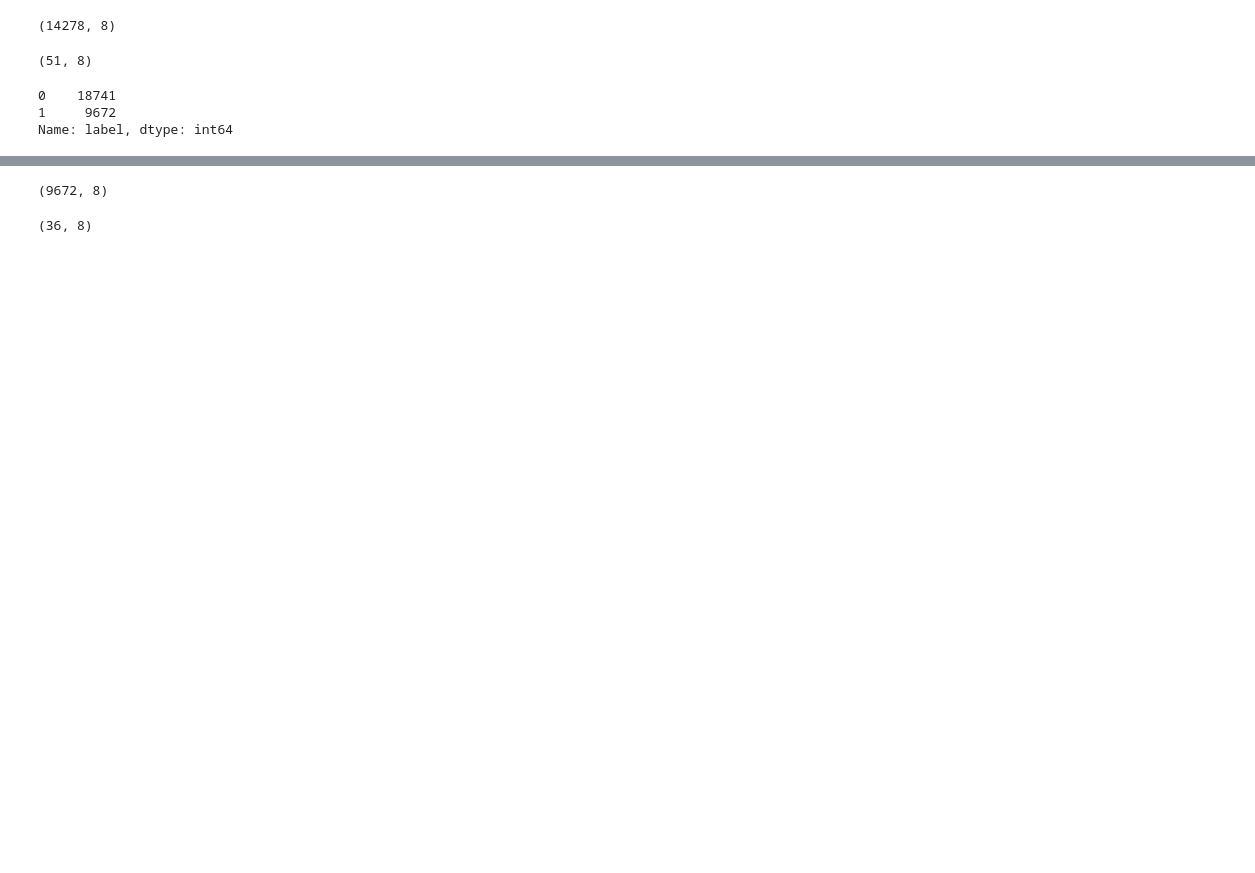
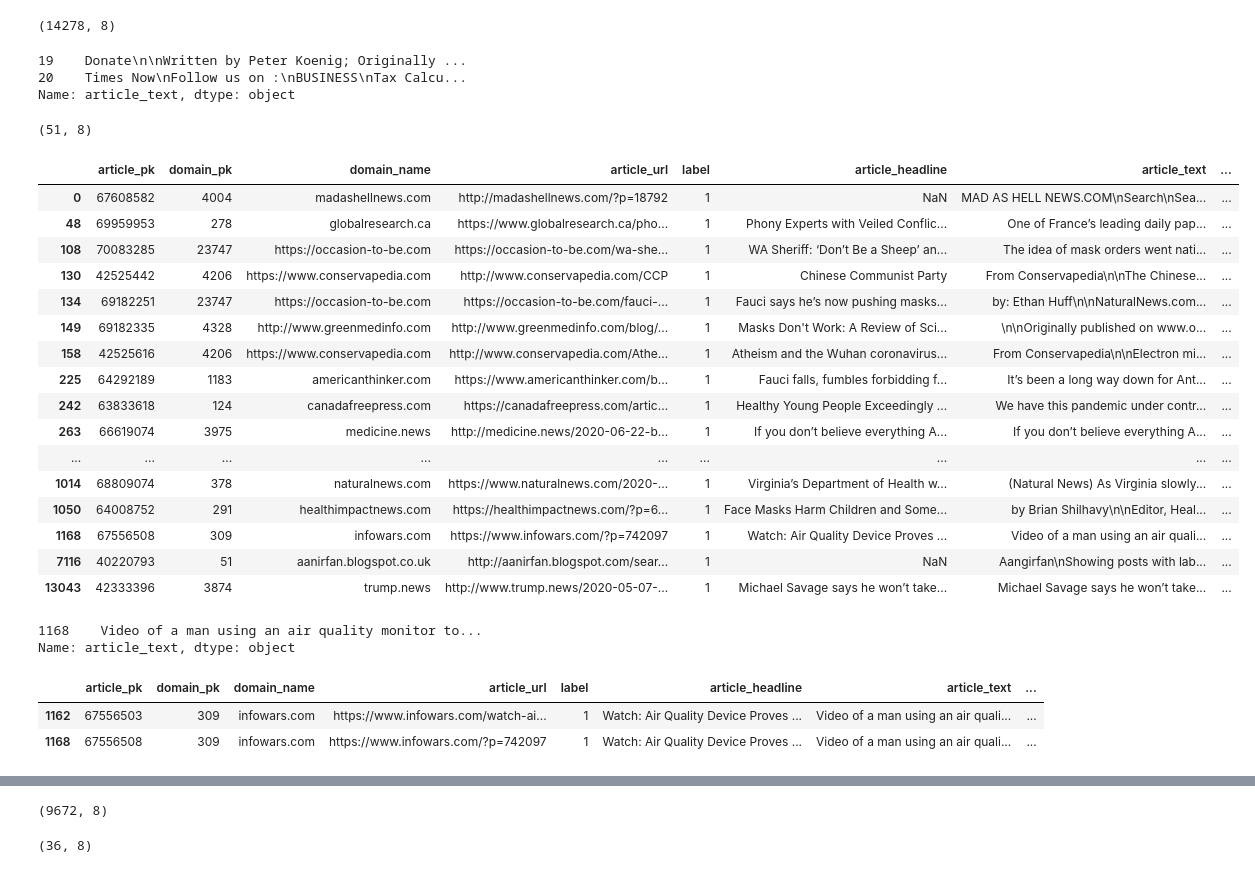
Before and after one commit to uwescience/dssg-disinfo, a Jupyter notebook: notebooks/exploring_manually_labeled.ipynb, the cells around one changed output, grey strips where cells are left out. Drawn from its saved outputs; the diff is of its cells as text; code cells hidden in the pictures; blank space fills up the shorter version.

```diff
--- a/notebooks/exploring_manually_labeled.ipynb
+++ b/notebooks/exploring_manually_labeled.ipynb
@@ -12,15 +12,41 @@ df_pos = pd.read_csv('/data/dssg-disinfo/positive_articles_v3.csv')
 df_pos.shape
 # %% [output]
 (14278, 8)
+# %%
+#df_pos.groupby('article_text').count().sort_values(ascending=False, by='article_pk')
+df_pos.iloc[19:21].article_text
+# %% [output]
+19    Donate\n\nWritten by Peter Koenig; Originally ...
+20    Times Now\nFollow us on :\nBUSINESS\nTax Calcu...
+Name: article_text, dtype: object
 # %%
 df_pos_manual = df_pos[df_pos.article_pk.isin(manually_labeled_pks.iloc[:,0])]
 df_pos_manual.shape
 # Only 51 in positive anyway which reduces to 36 after cleaning.
 # %% [output]
 (51, 8)
-# %%
-df.label.value_counts()
-# %% [output]
-0    18741
-1     9672
-Name: label, dtype: int64
+# %%
+df_pos_manual
+# %% [output]
+|  | article_pk | domain_pk | domain_name | article_url | label | article_headline | article_text | ... |
+| 0 | 67608582 | 4004 | madashellnews.com | http://madashellnews.com/?p=18792 | 1 | NaN | MAD AS HELL NEWS.COM\nSearch\nSea... | ... |
+| 48 | 69959953 | 278 | globalresearch.ca | https://www.globalresearch.ca/pho... | 1 | Phony Experts with Veiled Conflic... | One of France’s leading daily pap... | ... |
+| 108 | 70083285 | 23747 | https://occasion-to-be.com | https://occasion-to-be.com/wa-she... | 1 | WA Sheriff: ‘Don’t Be a Sheep’ an... | The idea of mask orders went nati... | ... |
+| 130 | 42525442 | 4206 | https://www.conservapedia.com | http://www.conservapedia.com/CCP | 1 | Chinese Communist Party | From Conservapedia\n\nThe Chinese... | ... |
+| 134 | 69182251 | 23747 | https://occasion-to-be.com | https://occasion-to-be.com/fauci-... | 1 | Fauci says he’s now pushing masks... | by: Ethan Huff\n\nNaturalNews.com... | ... |
+| 149 | 69182335 | 4328 | http://www.greenmedinfo.com | http://www.greenmedinfo.com/blog/... | 1 | Masks Don't Work: A Review of Sci... | \n\nOriginally published on www.o... | ... |
+| 158 | 42525616 | 4206 | https://www.conservapedia.com | http://www.conservapedia.com/Athe... | 1 | Atheism and the Wuhan coronavirus... | From Conservapedia\n\nElectron mi... | ... |
+| 225 | 64292189 | 1183 | americanthinker.com | https://www.americanthinker.com/b... | 1 | Fauci falls, fumbles forbidding f... | It’s been a long way down for Ant... | ... |
+| 242 | 63833618 | 124 | canadafreepress.com | https://canadafreepress.com/artic... | 1 | Healthy Young People Exceedingly ... | We have this pandemic under contr... | ... |
+| 263 | 66619074 | 3975 | medicine.news | http://medicine.news/2020-06-22-b... | 1 | If you don’t believe everything A... | If you don’t believe everything A... | ... |
+| ... | ... | ... | ... | ... | ... | ... | ... | ... |
+| 1014 | 68809074 | 378 | naturalnews.com | https://www.naturalnews.com/2020-... | 1 | Virginia’s Department of Health w... | (Natural News) As Virginia slowly... | ... |
+| 1050 | 64008752 | 291 | healthimpactnews.com | https://healthimpactnews.com/?p=6... | 1 | Face Masks Harm Children and Some... | by Brian Shilhavy\n\nEditor, Heal... | ... |
+| 1168 | 67556508 | 309 | infowars.com | https://www.infowars.com/?p=742097 | 1 | Watch: Air Quality Device Proves ... | Video of a man using an air quali... | ... |
+| 7116 | 40220793 | 51 | aanirfan.blogspot.co.uk | http://aanirfan.blogspot.com/sear... | 1 | NaN | Aangirfan\nShowing posts with lab... | ... |
+| 13043 | 42333396 | 3874 | trump.news | http://www.trump.news/2020-05-07-... | 1 | Michael Savage says he won’t take... | Michael Savage says he won’t take... | ... |
+# %%
+df_pos[df_pos.article_pk == 67556508]['article_text']
+# %% [output]
+1168    Video of a man using an air quality monitor to...
+Name: article_text, dtype: object
@@ -26,0 +55,6 @@ Name: label, dtype: int64
+# %%
+df_pos[df_pos['article_text'].str.match('Video of a man using an')]
+# %% [output]
+|  | article_pk | domain_pk | domain_name | article_url | label | article_headline | article_text | ... |
+| 1162 | 67556503 | 309 | infowars.com | https://www.infowars.com/watch-ai... | 1 | Watch: Air Quality Device Proves ... | Video of a man using an air quali... | ... |
+| 1168 | 67556508 | 309 | infowars.com | https://www.infowars.com/?p=742097 | 1 | Watch: Air Quality Device Proves ... | Video of a man using an air quali... | ... |
```
Also changed, not shown: parts of 20 cells of this notebook.
